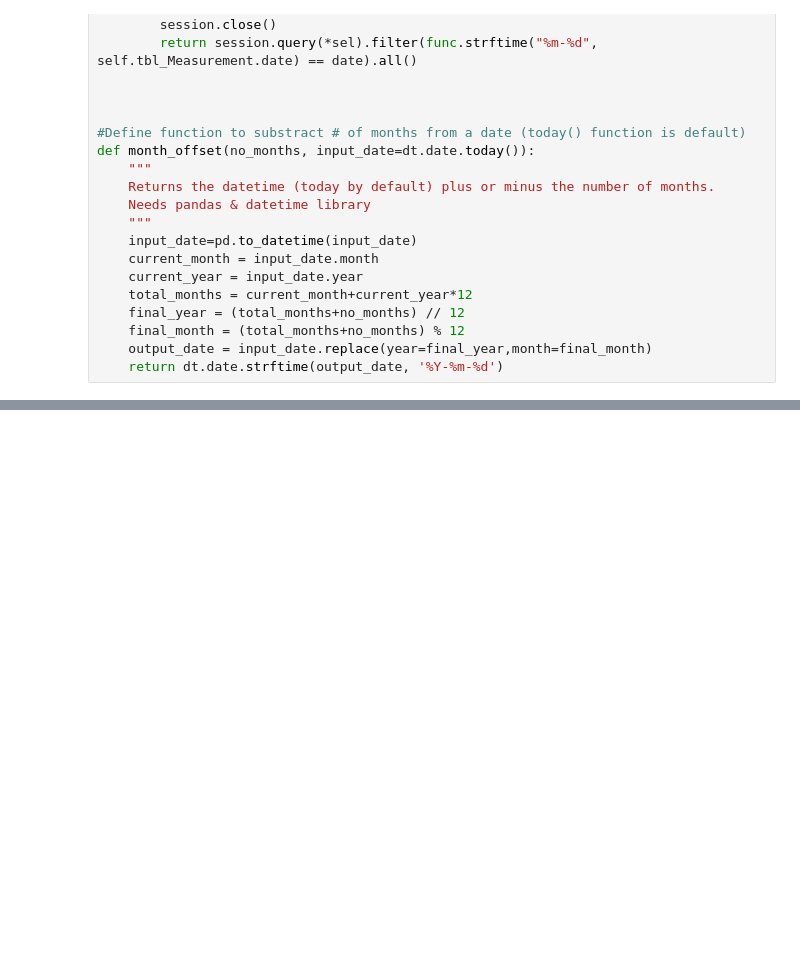
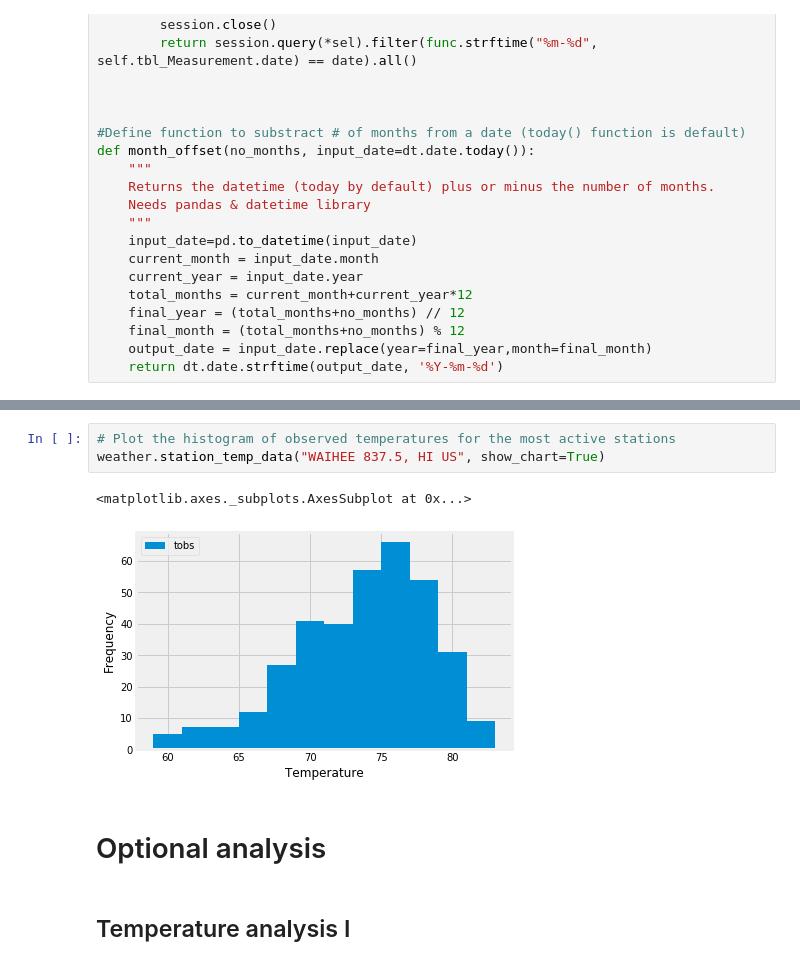
Before and after one commit to florin-vasiliu/sqlalchemy-challenge, a Jupyter notebook: HonoluluHI_weather_db(OOP_approach).ipynb, the cells around one changed output, grey strips where cells are left out. Drawn from its saved outputs; the diff is of its cells as text; blank space fills up the shorter version.

```diff
--- a/HonoluluHI_weather_db(OOP_approach).ipynb
+++ b/HonoluluHI_weather_db(OOP_approach).ipynb
@@ -284,0 +369,10 @@ def month_offset(no_months, input_date=dt.date.today()):
+# %%
+# Plot the histogram of observed temperatures for the most active stations
+weather.station_temp_data("WAIHEE 837.5, HI US", show_chart=True)
+# %% [output]
+<matplotlib.axes._subplots.AxesSubplot at 0x...>
+[figure, added]
+# %% [markdown]
+# Optional analysis
+# %% [markdown]
+## Temperature analysis I
```
Also changed, not shown: parts of 25 cells of this notebook.
